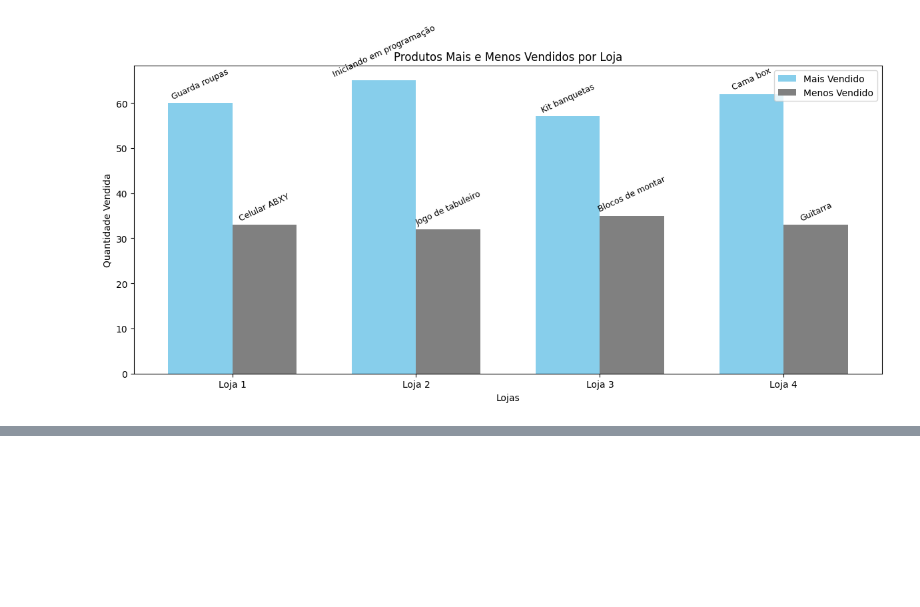
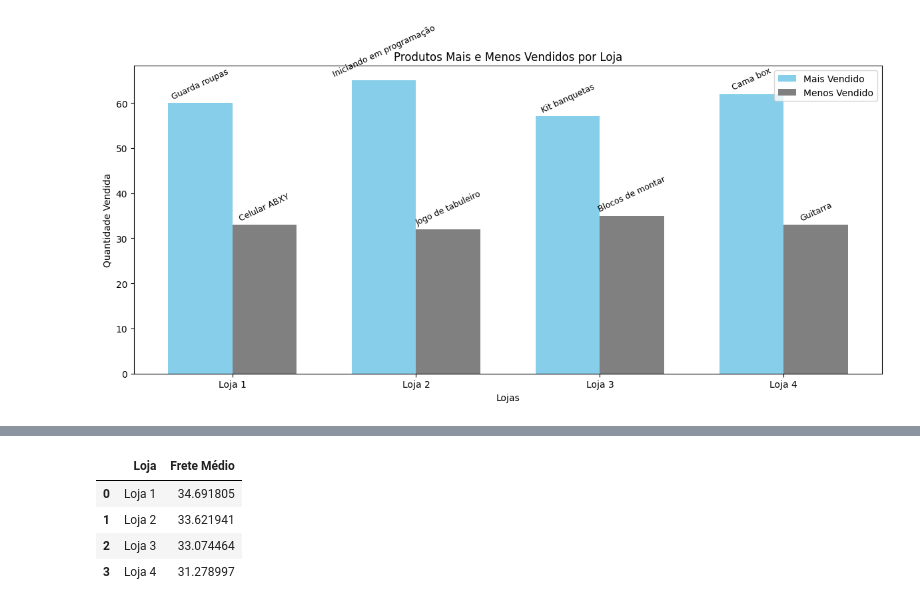
Before and after one commit to biellrodri/data-science-alura, a Jupyter notebook: challenge-alura-store/projeto_alura_store.ipynb, the cells around one changed output, grey strips where cells are left out. Drawn from its saved outputs; the diff is of its cells as text; code cells hidden in the pictures; blank space fills up the shorter version.

```diff
--- a/challenge-alura-store/projeto_alura_store.ipynb
+++ b/challenge-alura-store/projeto_alura_store.ipynb
@@ -305,0 +310,11 @@ plt.show()
+# %%
+#calcular frete médio por loja
+frete_medio = todas_lojas.groupby('Loja')['Frete'].mean().reset_index()
+frete_medio.rename(columns={'Frete': 'Frete Médio'}, inplace=True)
+frete_medio
+# %% [output]
+|  | Loja | Frete Médio |
+| 0 | Loja 1 | 34.691805 |
+| 1 | Loja 2 | 33.621941 |
+| 2 | Loja 3 | 33.074464 |
+| 3 | Loja 4 | 31.278997 |
```
Also changed, not shown: parts of 3 cells of this notebook.
